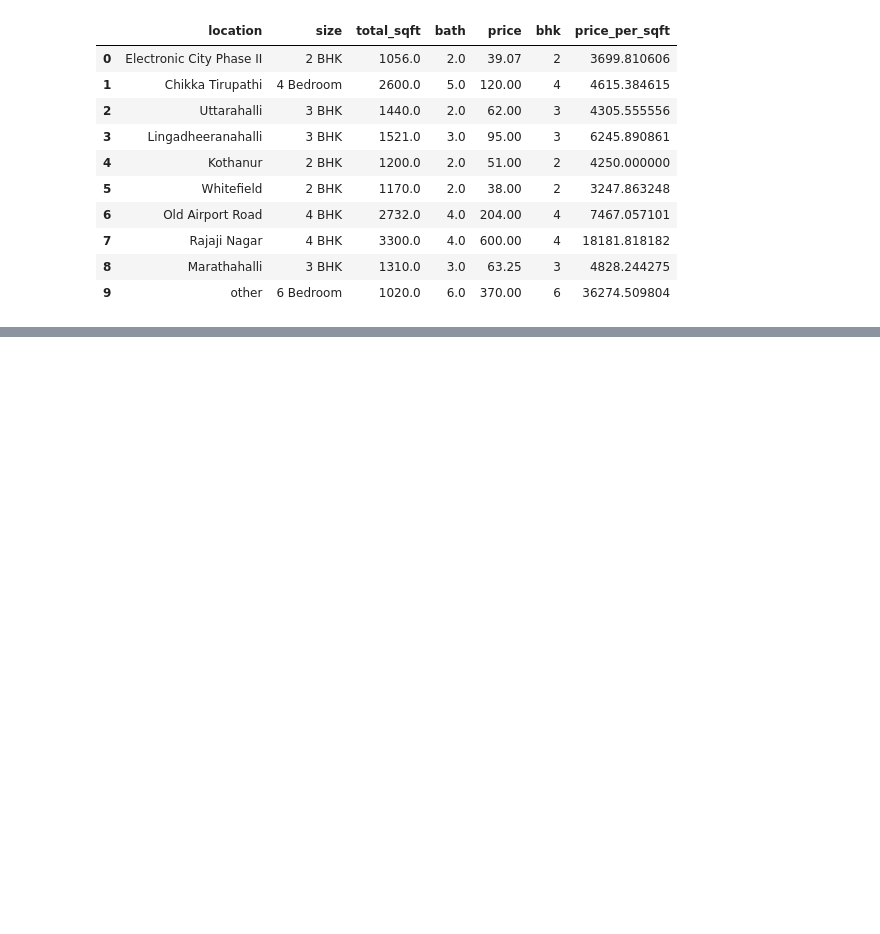
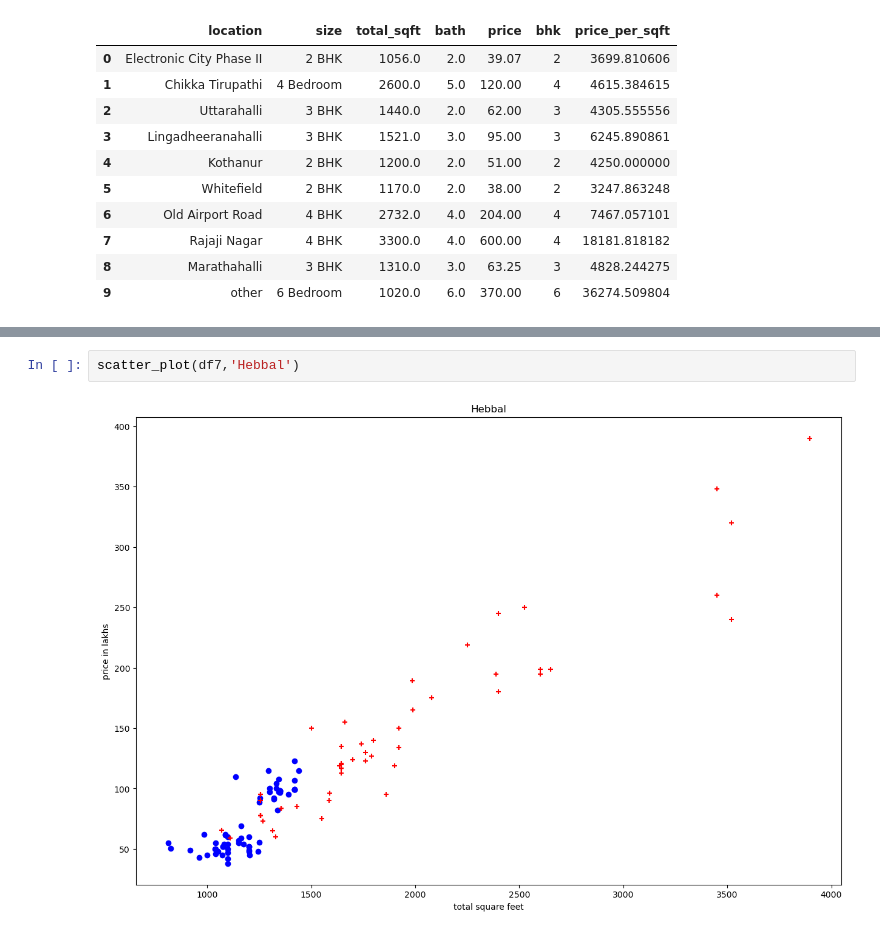
Before and after one commit to tleelat/BangaloreRealEstate, a Jupyter notebook: maincode.ipynb, the cells around one changed output, grey strips where cells are left out. Drawn from its saved outputs; the diff is of its cells as text; blank space fills up the shorter version.

```diff
--- a/maincode.ipynb
+++ b/maincode.ipynb
@@ -257,0 +336,4 @@ df5.head(10)
+# %%
+scatter_plot(df7,'Hebbal')
+# %% [output]
+[figure, added]
```
Also changed, not shown: parts of 7 cells of this notebook, 1 other file.
